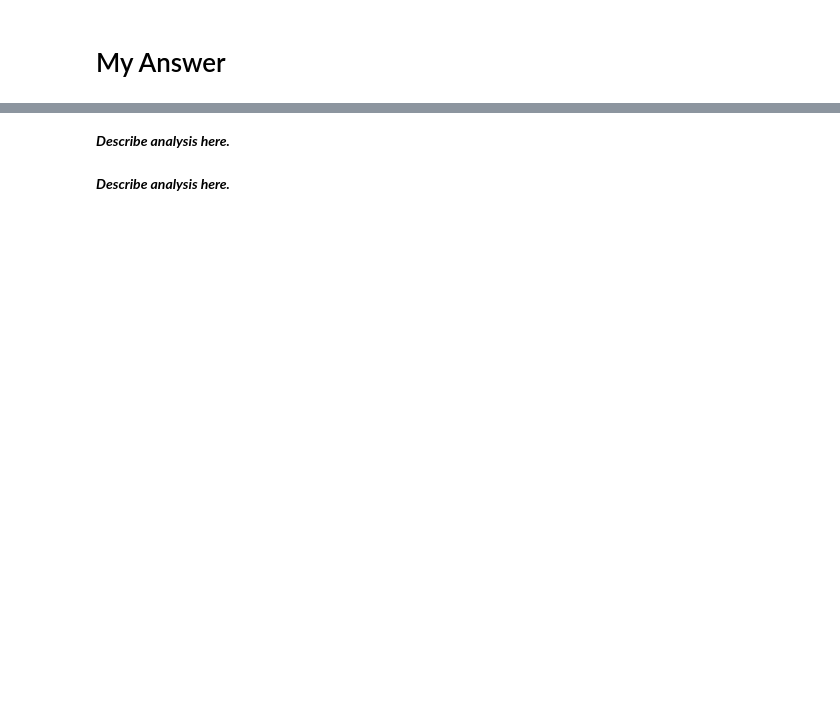
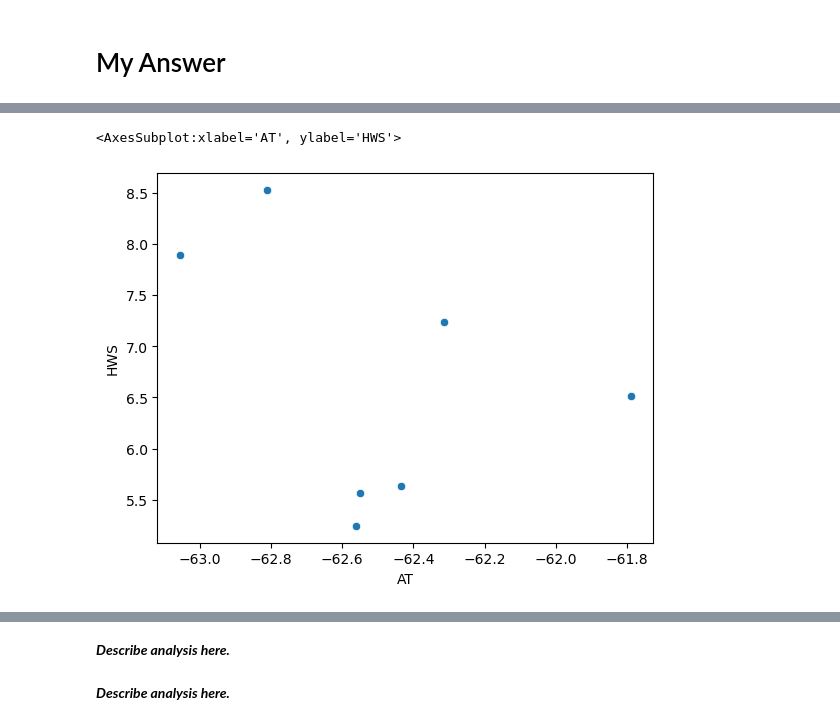
Before and after one commit to applepot437/ai, a Jupyter notebook: sem 1/unit 2 final/Unit+2+-+Final+Project+Template.ipynb, the cells around one changed output, grey strips where cells are left out. Cells and saved outputs as stored; diff of their text form; code cells hidden in the pictures; blank space fills up the shorter version.

```diff
--- a/sem 1/unit 2 final/Unit+2+-+Final+Project+Template.ipynb
+++ b/sem 1/unit 2 final/Unit+2+-+Final+Project+Template.ipynb
@@ -24,0 +51,23 @@ Pick two or more datasets from one of the following folders:
+# %%
+api_url = "https://api.nasa.gov/insight_weather/?api_key=qejz1Rk8y9PaGj8RKrM61LQN0Yr7jkJ8KhWKnszg&feedtype=json&ver=1.0"
+response = requests.get(api_url)
+
+if response.status_code == 200:
+    data = response.json()  # Parse JSON response
+
+    # Step 2: Extract and structure the data
+    # Example: Assuming 'data' contains weather entries keyed by sols (Martian days)
+    sols = data.get("sol_keys", [])  # Extract sol keys
+    records = []
+    for sol in sols:
+        sol_data = data.get(sol, {})
+        sol_data["sol"] = sol  # Add sol to the record
+        records.append(sol_data)
+
+    # Step 3: Create a pandas DataFrame
+    df = pd.DataFrame(records)
+
+    # Step 4: Clean up and display
+    print(df.head())
+else:
+    print(f"Failed to fetch data. HTTP status code: {response.status_code}")
@@ -24,0 +92,3 @@ Pick two or more datasets from one of the following folders:
+# %%
+at_hws_data = df[["AT", "HWS"]]
+at_hws_data.head()
@@ -24,0 +102,19 @@ Pick two or more datasets from one of the following folders:
+# %%
+data = {
+    "AT":[],
+    "HWS":[]
+}
+for idx in range(len(at_hws_data)):
+    row = at_hws_data["AT"][idx]['av']
+    data["AT"].append(row)
+
+for idx in range(len(at_hws_data)):
+    row = at_hws_data["HWS"][idx]['av']
+    data["HWS"].append(row)
+# %%
+dfav = pd.DataFrame(data)
+# %%
+sns.scatterplot(x='AT', y='HWS', data=dfav)
+# %% [output]
+<AxesSubplot:xlabel='AT', ylabel='HWS'>
+[figure, added]
```
Also changed, not shown: parts of 7 cells of this notebook, 2 other files.
